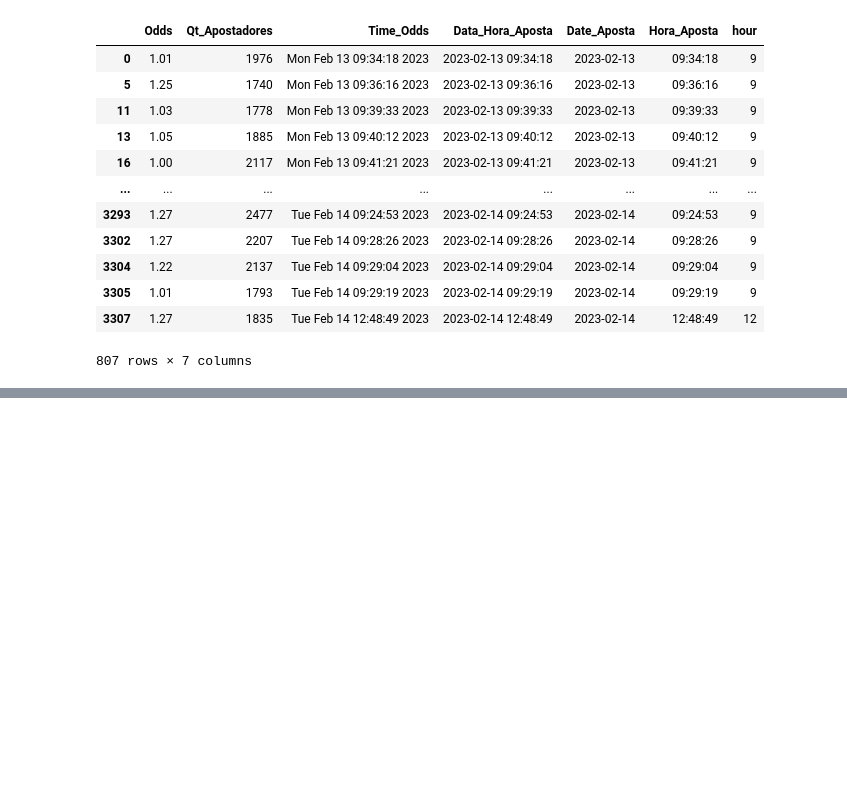
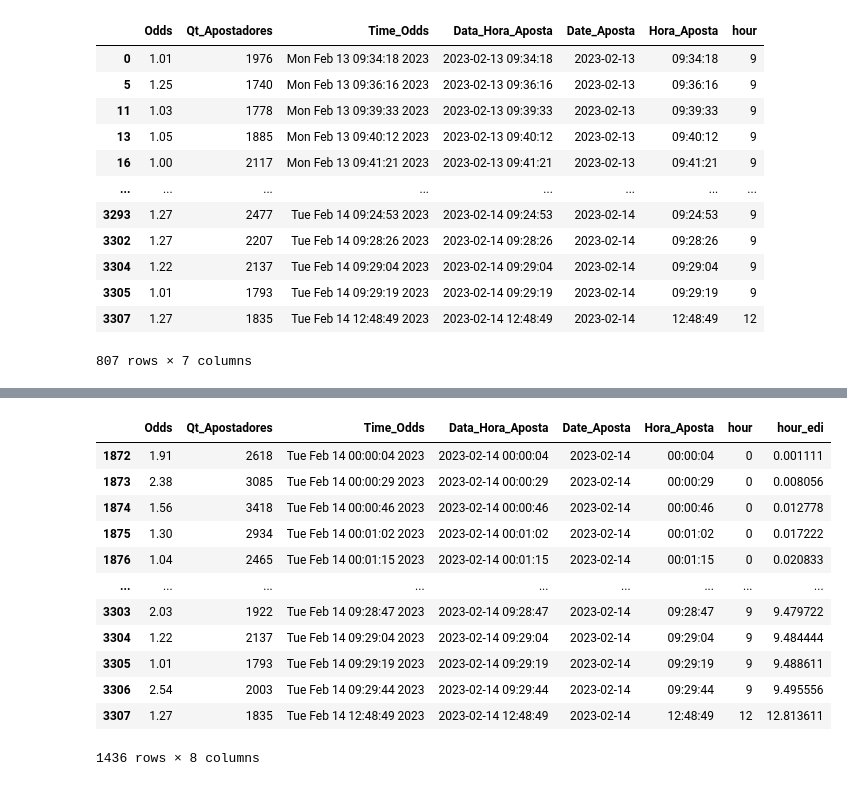
Before and after one commit to oziieljuniior/Print_de_telas, a Jupyter notebook: python_project/Relatorios/hera_0_1.ipynb, the cells around one changed output, grey strips where cells are left out. Saved outputs shown, nothing was run; the diff lists cells and outputs as text; code cells hidden in the pictures; blank space fills up the shorter version.

```diff
--- a/python_project/Relatorios/hera_0_1.ipynb
+++ b/python_project/Relatorios/hera_0_1.ipynb
@@ -260,0 +386,17 @@ p_1457
+# %%
+dia_23_02 = data[data['Date_Aposta'] == '2023-02-14']
+dia_23_02
+# %% [output]
+|  | Odds | Qt_Apostadores | Time_Odds | Data_Hora_Aposta | Date_Aposta | Hora_Aposta | hour | hour_edi |
+| 1872 | 1.91 | 2618 | Tue Feb 14 00:00:04 2023 | 2023-02-14 00:00:04 | 2023-02-14 | 00:00:04 | 0 | 0.001111 |
+| 1873 | 2.38 | 3085 | Tue Feb 14 00:00:29 2023 | 2023-02-14 00:00:29 | 2023-02-14 | 00:00:29 | 0 | 0.008056 |
+| 1874 | 1.56 | 3418 | Tue Feb 14 00:00:46 2023 | 2023-02-14 00:00:46 | 2023-02-14 | 00:00:46 | 0 | 0.012778 |
+| 1875 | 1.30 | 2934 | Tue Feb 14 00:01:02 2023 | 2023-02-14 00:01:02 | 2023-02-14 | 00:01:02 | 0 | 0.017222 |
+| 1876 | 1.04 | 2465 | Tue Feb 14 00:01:15 2023 | 2023-02-14 00:01:15 | 2023-02-14 | 00:01:15 | 0 | 0.020833 |
+| ... | ... | ... | ... | ... | ... | ... | ... | ... |
+| 3303 | 2.03 | 1922 | Tue Feb 14 09:28:47 2023 | 2023-02-14 09:28:47 | 2023-02-14 | 09:28:47 | 9 | 9.479722 |
+| 3304 | 1.22 | 2137 | Tue Feb 14 09:29:04 2023 | 2023-02-14 09:29:04 | 2023-02-14 | 09:29:04 | 9 | 9.484444 |
+| 3305 | 1.01 | 1793 | Tue Feb 14 09:29:19 2023 | 2023-02-14 09:29:19 | 2023-02-14 | 09:29:19 | 9 | 9.488611 |
+| 3306 | 2.54 | 2003 | Tue Feb 14 09:29:44 2023 | 2023-02-14 09:29:44 | 2023-02-14 | 09:29:44 | 9 | 9.495556 |
+| 3307 | 1.27 | 1835 | Tue Feb 14 12:48:49 2023 | 2023-02-14 12:48:49 | 2023-02-14 | 12:48:49 | 12 | 12.813611 |
+1436 rows × 8 columns
```
Also changed, not shown: parts of 34 cells of this notebook, 1 other file.
